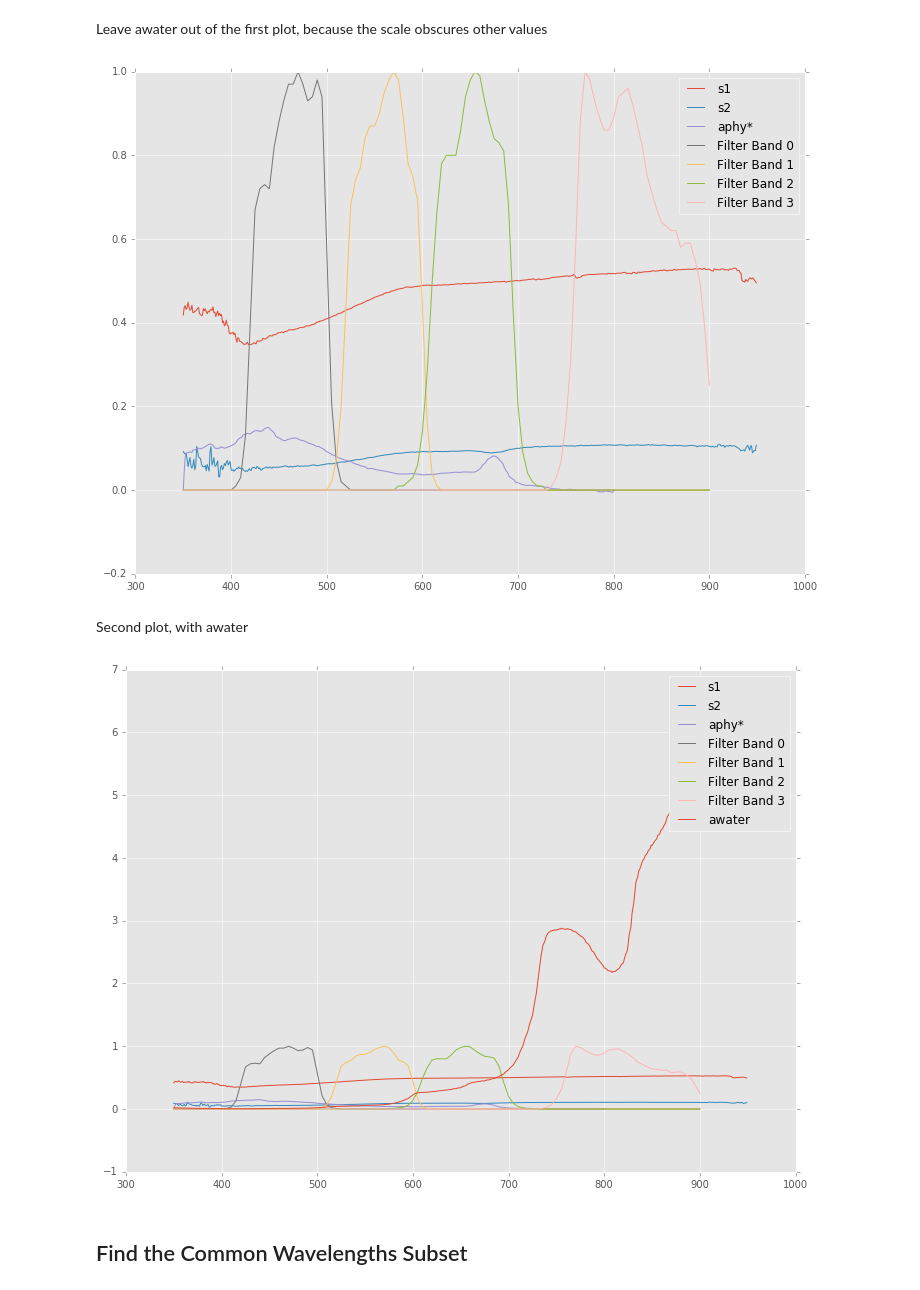
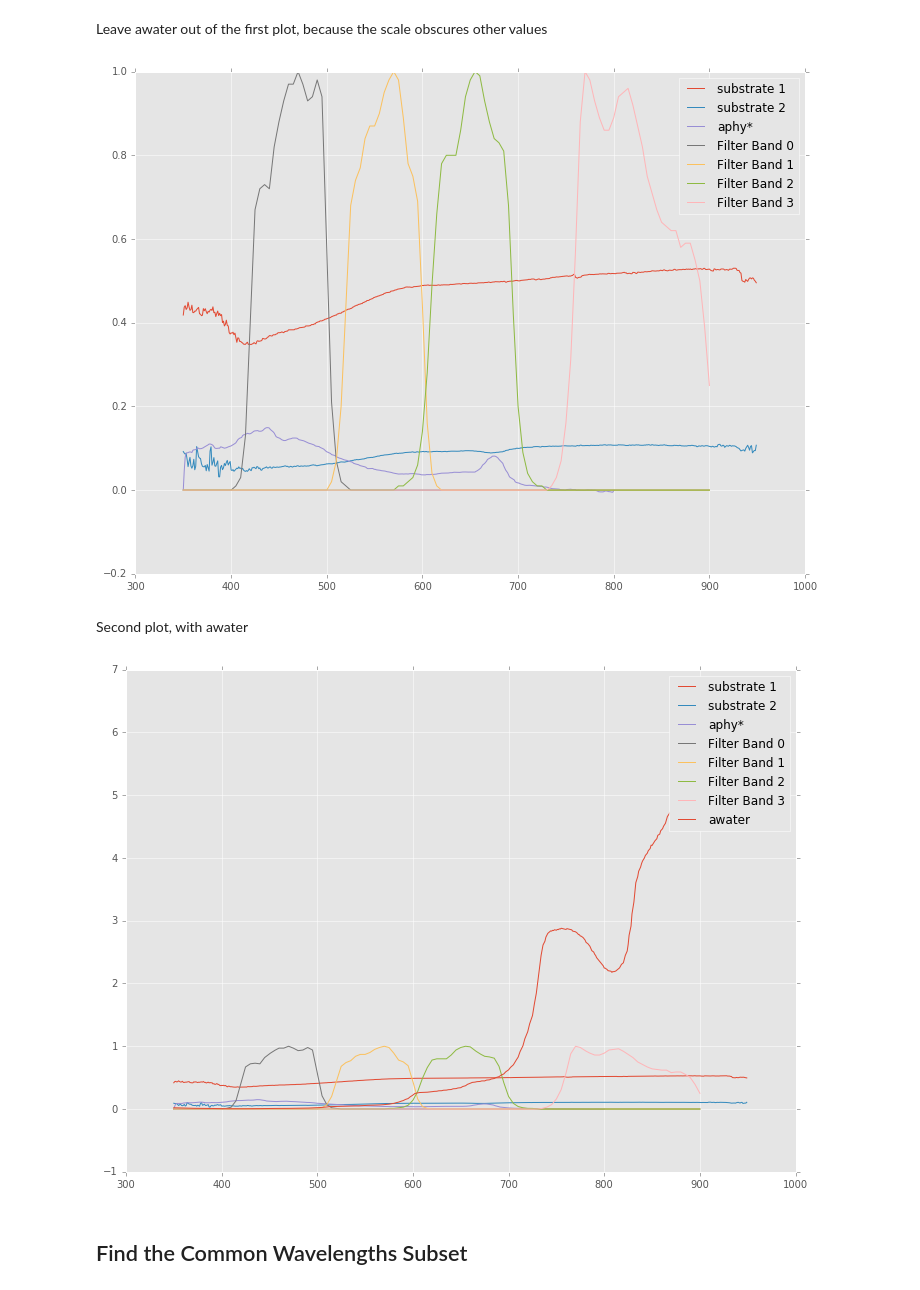
Before and after one commit to obarrilero/sambuca, a Jupyter notebook: reference/notebooks/New Sambuca.ipynb, the cells around one changed output. Saved outputs shown, nothing was run; the diff lists cells and outputs as text; code cells hidden in the pictures.

```diff
--- a/reference/notebooks/New Sambuca.ipynb
+++ b/reference/notebooks/New Sambuca.ipynb
@@ -217,20 +224,20 @@ nedr
 Leave awater out of the first plot, because the scale obscures other values
 # %%
 plot_items.clear()
-plot_items.append(('s1', substrate1))
-plot_items.append(('s2', substrate2))
+plot_items.append(('substrate 1', substrate1))
+plot_items.append(('substrate 2', substrate2))
 plot_items.append(('aphy*', aphy_star))
 add_sensor_filter_to_plot(sensor_filter)
 show_plot()
 # %% [output]
-[figure, old version]
+[figure, new version]
 # %% [markdown]
 Second plot, with awater
 # %%
 plot_items.append(('awater', awater))
 show_plot()
 # %% [output]
-[figure, old version]
+[figure, new version]
 # %% [markdown]
 ## Find the Common Wavelengths Subset
 # %%
```
Also changed, not shown: parts of 30 cells of this notebook.
